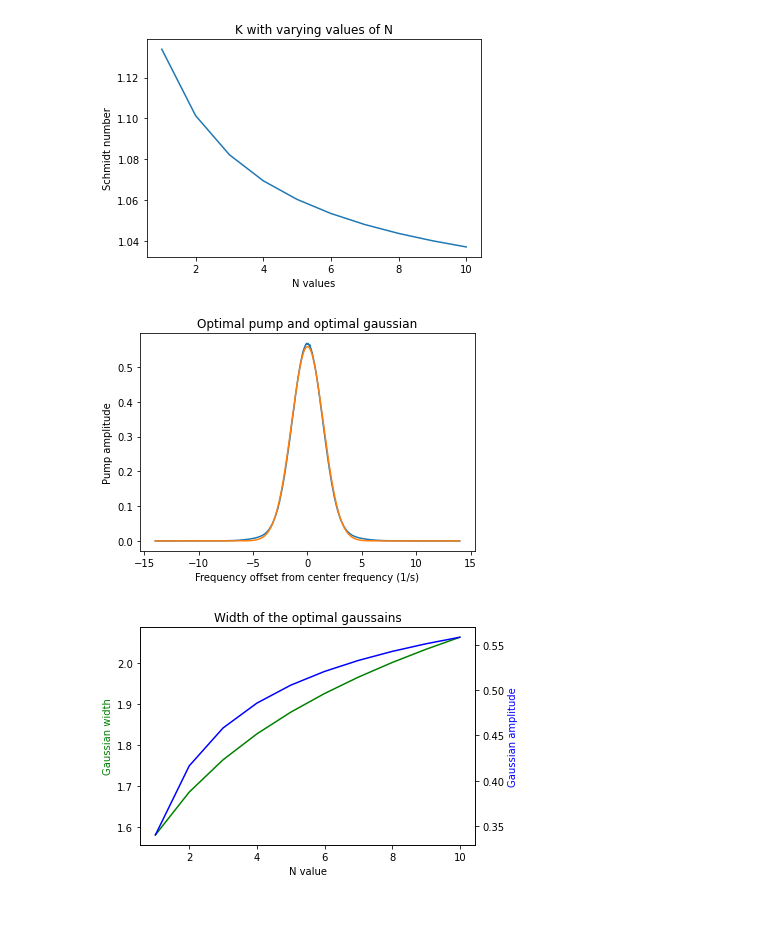
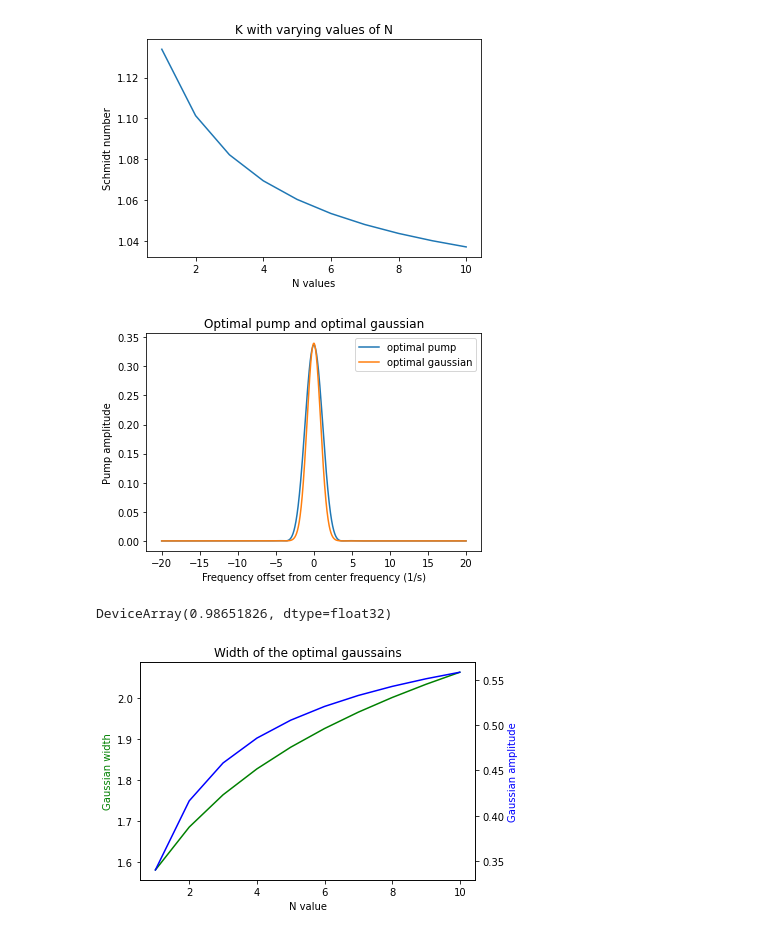
Before and after one commit to polyquantique/optimal_pumps, a Jupyter notebook: compare_with_gaussian.ipynb, the cells around one changed output. Drawn from its saved outputs; the diff is of its cells as text; code cells hidden in the pictures.

Commit message:
added some plots

```diff
--- a/compare_with_gaussian.ipynb
+++ b/compare_with_gaussian.ipynb
@@ -30,7 +30,7 @@ alpha, G, H = init.get_constants(vp, l, wi, wf, Np, N = N)
 # %%
 y_K = 1
 # Get results for different gain values
-y_N = jnp.array([0.032, 1, 2, 3, 10])
+y_N =10#jnp.array([0.032, 1, 2, 3, 10])
 # %% [markdown]
 # Backprop with BFGS through every element of pump for every gain value
 # %%
@@ -97,8 +97,8 @@ opt.get_observables(a,N, alpha, G, H, l)
 # %% [markdown]
 # Initialize parameter values for gaussian
 # %%
-theta = jnp.array([0.5, 1., jnp.pi*2/7])
-optimized_gauss = jax_opt.minimize(get_total_loss_gaussian, theta, args = (w, alpha, G, H, l, 1, y_K), method = "BFGS",  options=dict(maxiter = 10e7, gtol = 10e-7))
+theta = jnp.array([1, 1., jnp.pi*2/7])
+optimized_gauss = jax_opt.minimize(gauss_opt.get_total_loss, theta, args = (w, alpha, G, H, l, y_N, y_K), method = "BFGS")
 # %%
 theta = jnp.array([0.5, 1., jnp.pi*2/7])
 optimized_gauss_pumps = []
@@ -172,13 +183,23 @@ plt.plot(np.linspace(1,10,10),K_gauss)
 # %% [output]
 [figure]
 # %%
+len(optimized_pump)
+opt_theta = optimized_gauss.x
+complex_gauss = opt_theta[0]*jnp.exp(-(w**2)*opt_theta[1])*jnp.exp(1j*opt_theta[2])
 plt.title("Optimal pump and optimal gaussian")
 plt.xlabel("Frequency offset from center frequency (1/s)")
 plt.ylabel("Pump amplitude")
-plt.plot(w, np.abs(complex_optimized_pump[-1]), label = "optimal pump")
-plt.plot(w, np.abs(complex_opt_gauss[-1]), label = "optimal gaussian")
+plt.plot(w, np.abs(optimized_pump), label = "optimal pump")
+plt.plot(w, np.abs(complex_gauss), label = "optimal gaussian")
+plt.legend()
+plt.savefig("plots/likeliness_N_1_gauss_optimized.pdf")
+plt.savefig("plots/likeliness_N_1_gauss_optimized.jpg")
 # %% [output]
-[figure, old version]
+[figure, new version]
+# %%
+jnp.abs(optimized_pump/jnp.linalg.norm(optimized_pump)@complex_gauss/jnp.linalg.norm(complex_gauss))
+# %% [output]
+DeviceArray(0.98651826, dtype=float32)
 # %%
 bandwidth = (optimized_thetas.T)[1]
 domain = np.array([1, 2, 3, 4, 5, 6, 7, 8, 9, 10])
```
Also changed, not shown: parts of 5 cells of this notebook, 13 other files.
